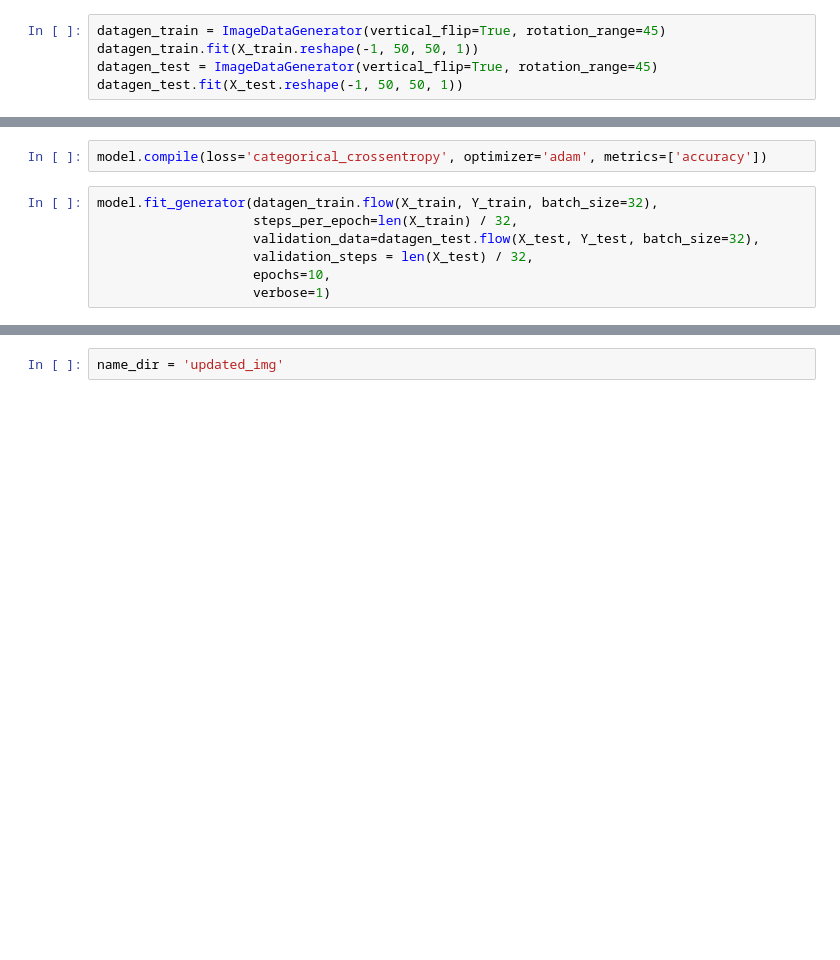
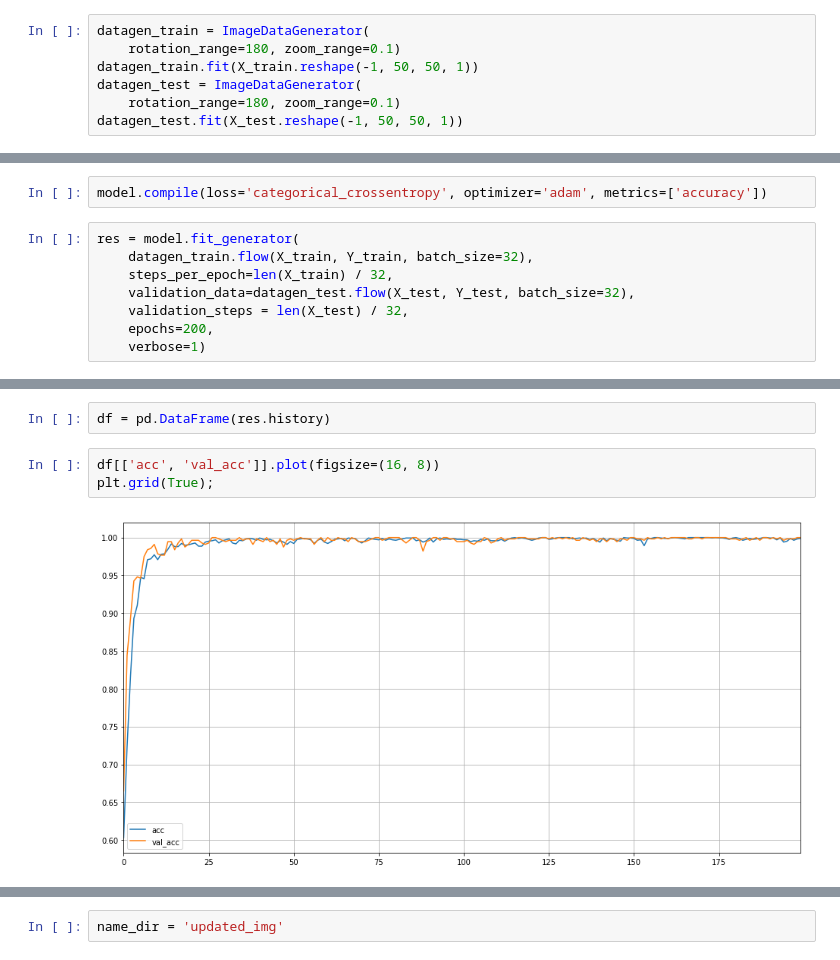
Before and after one commit to AdamovskiyAnatoliy/hand_identification, a Jupyter notebook: hand_identification.ipynb, the cells around one changed output, grey strips where cells are left out. Drawn from its saved outputs; the diff is of its cells as text; blank space fills up the shorter version.

Commit message:
Сorrection model

```diff
--- a/hand_identification.ipynb
+++ b/hand_identification.ipynb
@@ -67,9 +74,11 @@ X_test = X_test.astype('float32')
 X_train /= 255
 X_test /= 255
 # %%
-datagen_train = ImageDataGenerator(vertical_flip=True, rotation_range=45)
+datagen_train = ImageDataGenerator(
+    rotation_range=180, zoom_range=0.1)
 datagen_train.fit(X_train.reshape(-1, 50, 50, 1))
-datagen_test = ImageDataGenerator(vertical_flip=True, rotation_range=45)
+datagen_test = ImageDataGenerator(
+    rotation_range=180, zoom_range=0.1)
 datagen_test.fit(X_test.reshape(-1, 50, 50, 1))
 # %%
 Y_train = np_utils.to_categorical(y_train, 3)
@@ -92,10 +101,11 @@ model = Sequential([
 # %%
 model.compile(loss='categorical_crossentropy', optimizer='adam', metrics=['accuracy'])
 # %%
-model.fit_generator(datagen_train.flow(X_train, Y_train, batch_size=32),
-                    steps_per_epoch=len(X_train) / 32,
-                    validation_data=datagen_test.flow(X_test, Y_test, batch_size=32),
-                    validation_steps = len(X_test) / 32,
-                    epochs=10,
-                    verbose=1)
+res = model.fit_generator(
+    datagen_train.flow(X_train, Y_train, batch_size=32),
+    steps_per_epoch=len(X_train) / 32,
+    validation_data=datagen_test.flow(X_test, Y_test, batch_size=32),
+    validation_steps = len(X_test) / 32,
+    epochs=200,
+    verbose=1)
 # %% [output]
@@ -122,0 +138,7 @@ Epoch 10/10
+# %%
+df = pd.DataFrame(res.history)
+# %%
+df[['acc', 'val_acc']].plot(figsize=(16, 8))
+plt.grid(True);
+# %% [output]
+[figure, added]
```
Also changed, not shown: parts of 8 cells of this notebook, 2 other files.
